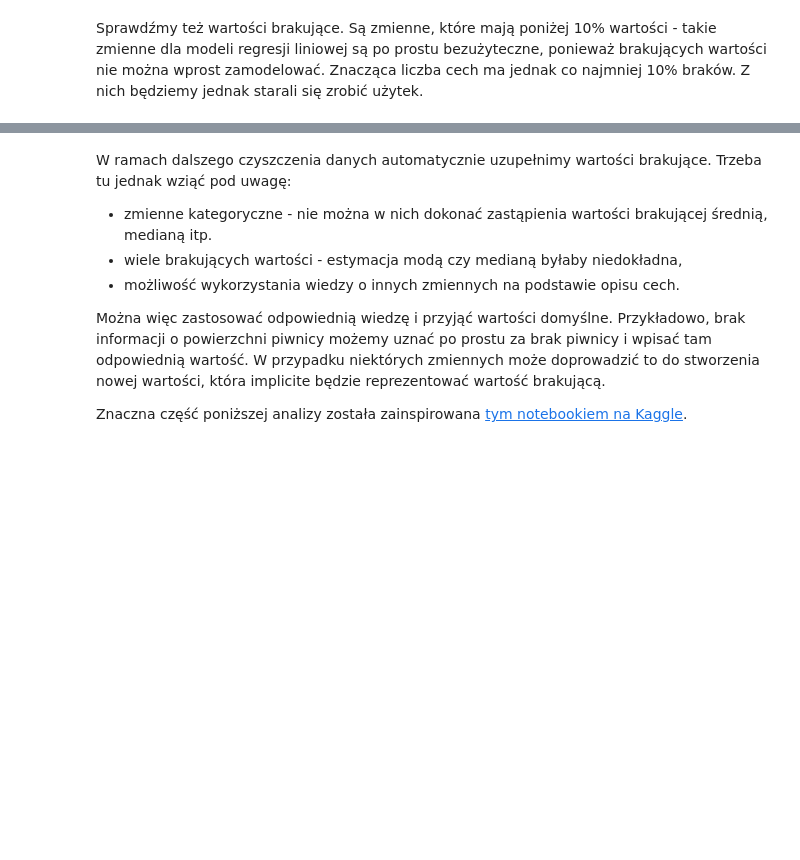
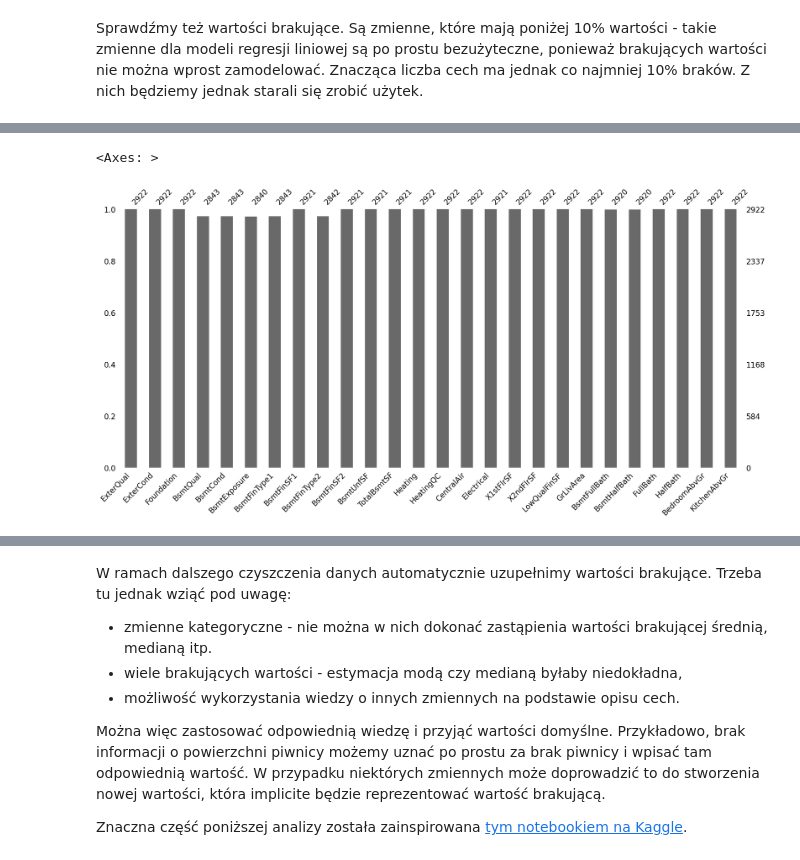
Before and after one commit to Szaroslav/fundamentals-of-ai, a Jupyter notebook: lab1/lab_1.ipynb, the cells around one changed output, grey strips where cells are left out. Saved outputs shown, nothing was run; the diff lists cells and outputs as text; code cells hidden in the pictures; blank space fills up the shorter version.

```diff
--- a/lab1/lab_1.ipynb
+++ b/lab1/lab_1.ipynb
@@ -273,0 +257,5 @@ msno.bar(df.iloc[:, (col_number // 3 * 2):])
+# %%
+msno.bar(df.iloc[:, (cols_number // 3):(cols_number // 3 * 2)])
+# %% [output]
+<Axes: >
+[figure, added]
```
Also changed, not shown: parts of 8 cells of this notebook.
